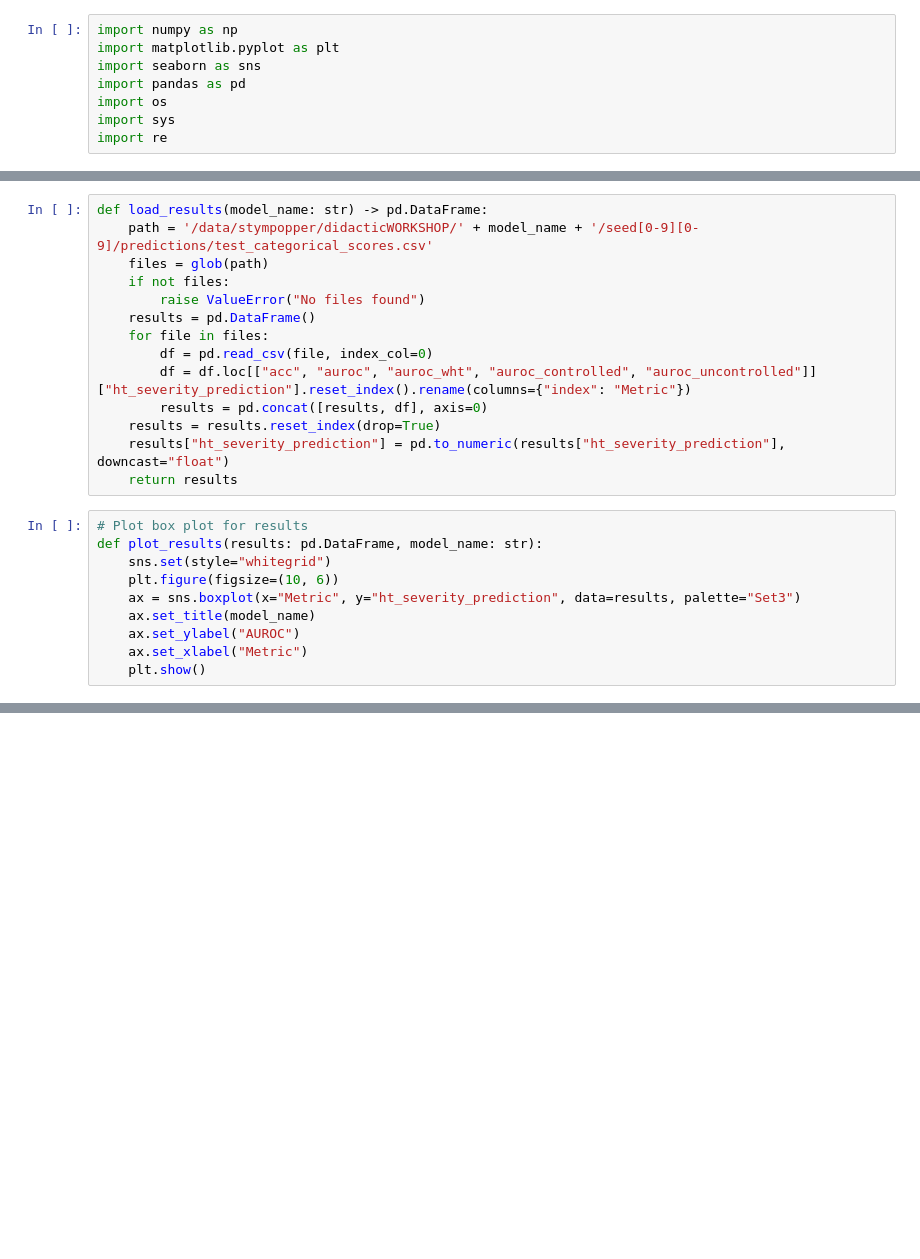
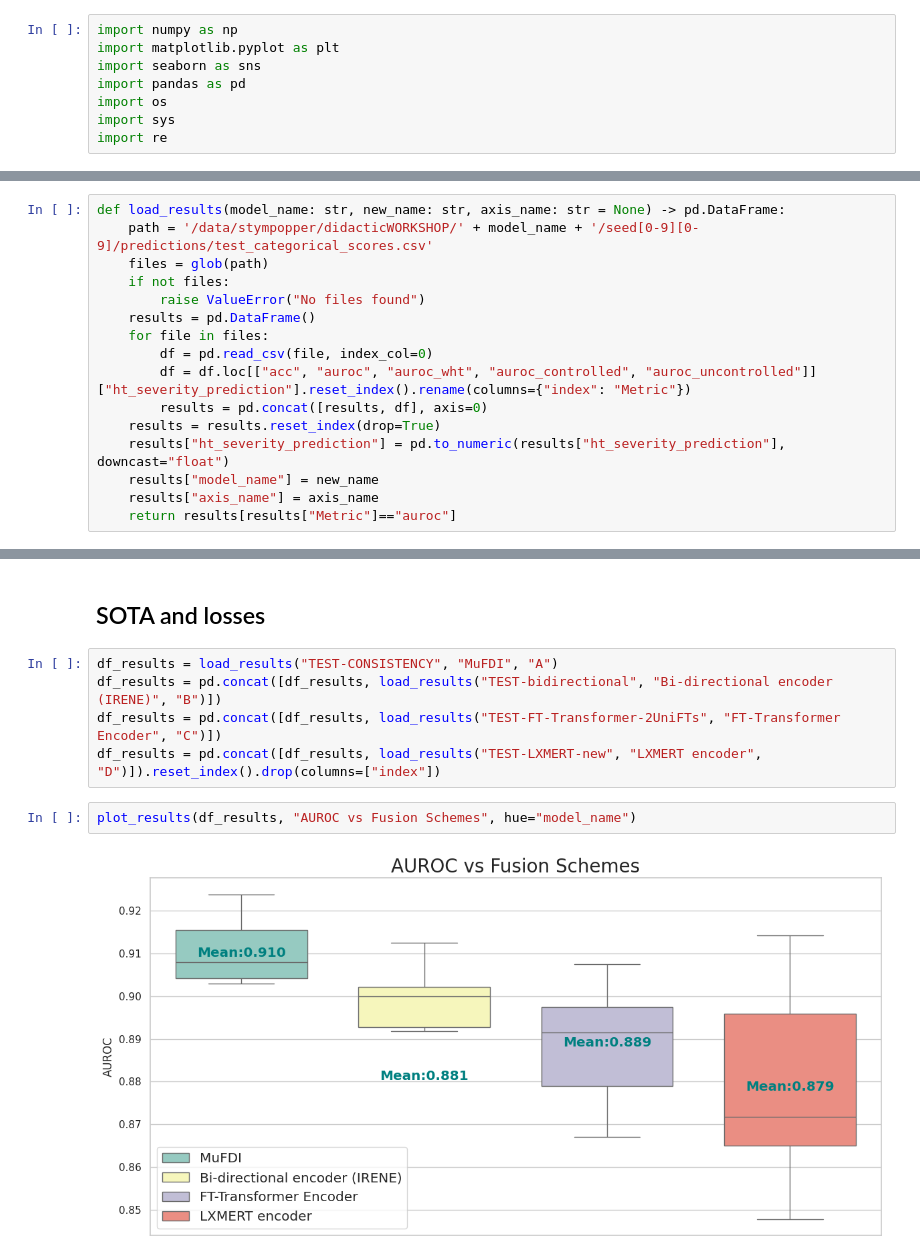
Before and after one commit to Jeremstym/didacticJerem, a Jupyter notebook: results_processing.ipynb, the cells around one changed output, grey strips where cells are left out. Saved outputs shown, nothing was run; the diff lists cells and outputs as text; blank space fills up the shorter version.

```diff
--- a/results_processing.ipynb
+++ b/results_processing.ipynb
@@ -11,5 +13,5 @@ import re
 # %%
-def load_results(model_name: str) -> pd.DataFrame:
+def load_results(model_name: str, new_name: str, axis_name: str = None) -> pd.DataFrame:
     path = '/data/stympopper/didacticWORKSHOP/' + model_name + '/seed[0-9][0-9]/predictions/test_categorical_scores.csv'
     files = glob(path)
     if not files:
@@ -21,14 +23,6 @@ def load_results(model_name: str) -> pd.DataFrame:
         results = pd.concat([results, df], axis=0)
     results = results.reset_index(drop=True)
     results["ht_severity_prediction"] = pd.to_numeric(results["ht_severity_prediction"], downcast="float")
-    return results
+    results["model_name"] = new_name
+    results["axis_name"] = axis_name
+    return results[results["Metric"]=="auroc"]
-# %%
-# Plot box plot for results
-def plot_results(results: pd.DataFrame, model_name: str):
-    sns.set(style="whitegrid")
-    plt.figure(figsize=(10, 6))
-    ax = sns.boxplot(x="Metric", y="ht_severity_prediction", data=results, palette="Set3")
-    ax.set_title(model_name)
-    ax.set_ylabel("AUROC")
-    ax.set_xlabel("Metric")
-    plt.show()
@@ -37,0 +73,11 @@ plot_results(df_results, "TEST-CONSISTENCY")
+# %% [markdown]
+## SOTA and losses
+# %%
+df_results = load_results("TEST-CONSISTENCY", "MuFDI", "A")
+df_results = pd.concat([df_results, load_results("TEST-bidirectional", "Bi-directional encoder (IRENE)", "B")])
+df_results = pd.concat([df_results, load_results("TEST-FT-Transformer-2UniFTs", "FT-Transformer Encoder", "C")])
+df_results = pd.concat([df_results, load_results("TEST-LXMERT-new", "LXMERT encoder", "D")]).reset_index().drop(columns=["index"])
+# %%
+plot_results(df_results, "AUROC vs Fusion Schemes", hue="model_name")
+# %% [output]
+[figure, added]
```
Also changed, not shown: parts of 6 cells of this notebook.
